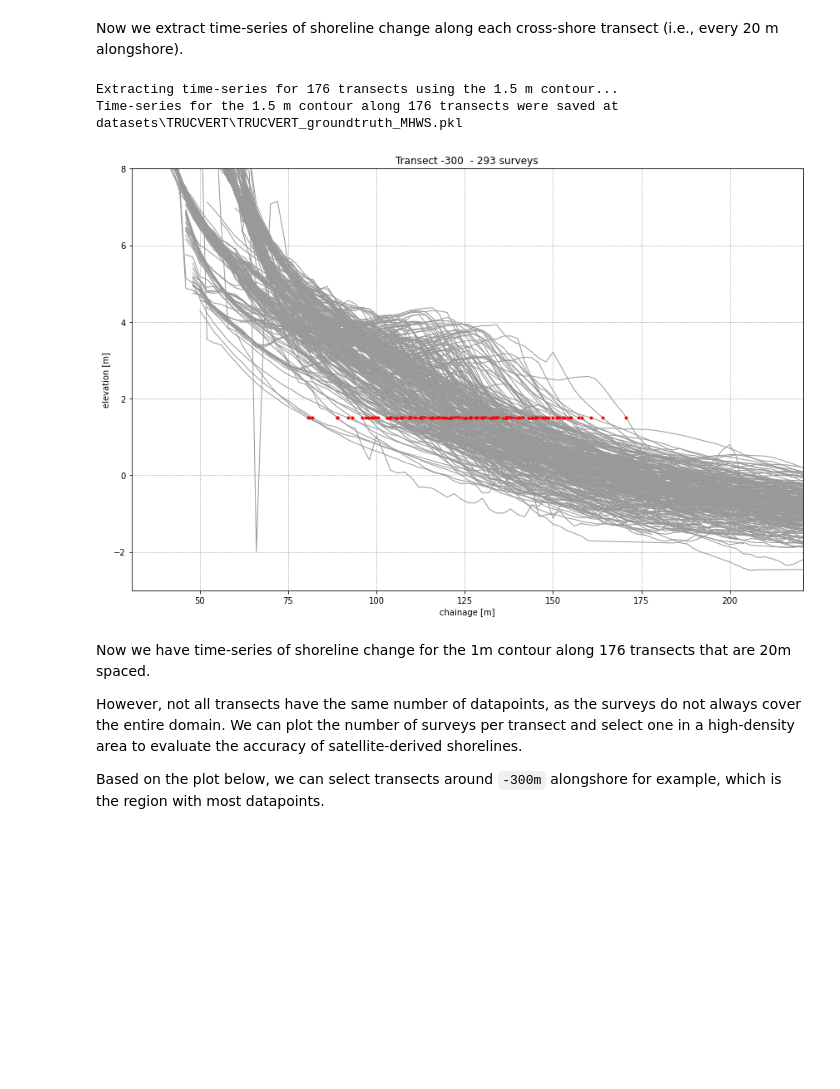
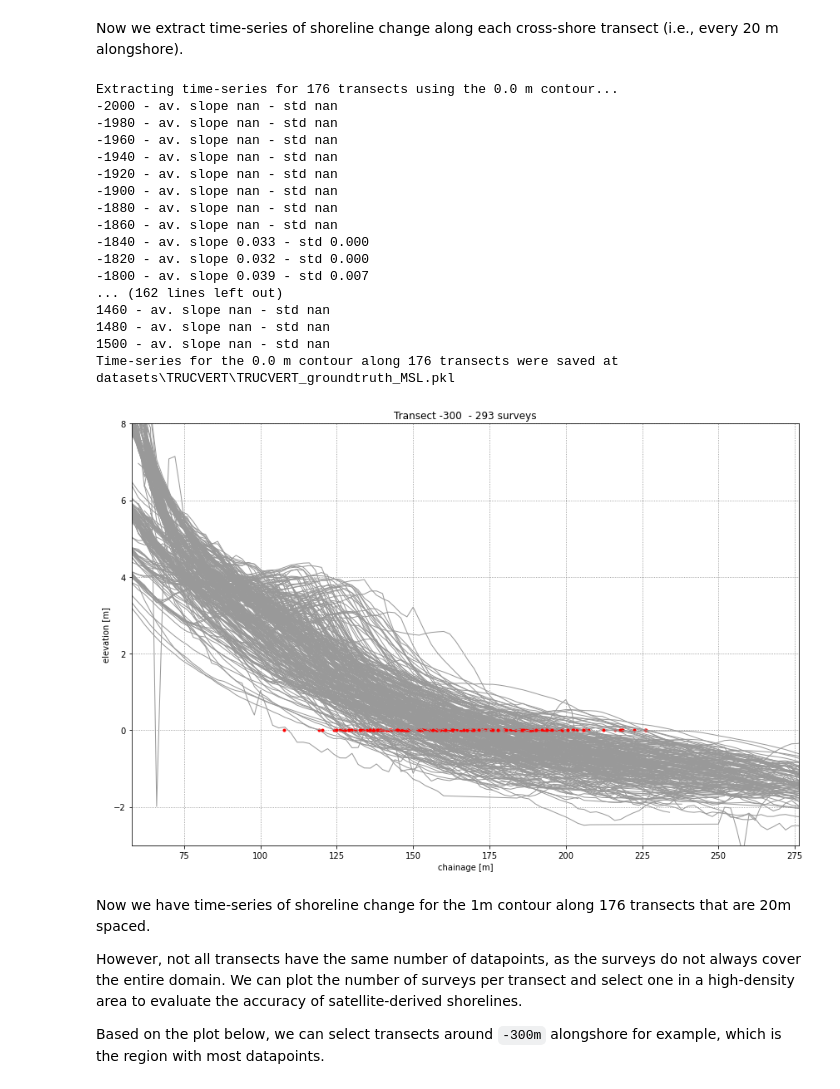
Before and after one commit to SatelliteShorelines/SDS_Benchmark, a Jupyter notebook: 1_preprocess_datasets.ipynb, the cells around one changed output. Saved outputs shown, nothing was run; the diff lists cells and outputs as text; code cells hidden in the pictures; blank space fills up the shorter version.

Commit message:
add slope calculations

```diff
--- a/1_preprocess_datasets.ipynb
+++ b/1_preprocess_datasets.ipynb
@@ -319,7 +335,7 @@ profiles = [-91,-46, 1,46, 91, 137, 183, 229, 274, 320, 366, 411, 457, 558, 594,
 pf_names = [str(_) for _ in profiles]
 
 # select contour level
-contour = 'MHWS'#'MSL'
+contour = 'MSL' # other option is 'MHWS'
 contour_level = contour_dict[sitename][contour]
 print('Extracting time-series for %d transects using the %.1f m contour...'%(len(pf_names),
                                                                              contour_level))
@@ -349,9 +365,10 @@ if not os.path.exists(fp_figs): os.makedirs(fp_figs)
 topo_profiles = dict([])
 n_surveys = np.zeros(len(pf_names))
 for i in range(len(pf_names)):
-    topo_profiles[pf_names[i]] = {'dates':[],'chainages':[]}
+    topo_profiles[pf_names[i]] = {'dates':[],'chainages':[],'slopes':[]}
     fig, ax = plt.subplots(1,1,figsize=(12,6),tight_layout=True)
     ax.grid()
+    slopes = []
     for n in list(survey_data.keys()):
         survey = survey_data[n]
         idx = np.where(survey['profile'] == profiles[i])[0]
@@ -373,6 +390,18 @@ for i in range(len(pf_names)):
         topo_profiles[pf_names[i]]['dates'].append(date)
         ax.plot(chainages,elevations,'-',c='0.6',lw=0.5)
         ax.plot(chainage_contour_level,contour_level,'r.')
+        # calculate beach slope between MSL and MHWS
+        idx = np.where(np.logical_and(elevations_interp >= contour_dict[sitename]['MSL'],
+                                      elevations_interp <= contour_dict[sitename]['MHWS']))[0]
+        if len(chainages_interp[idx])<2:
+            slope = np.nan
+        elif np.max(np.diff(chainages_interp[idx])) > 1:
+            slope = np.nan
+        else:
+            slope = -np.polyfit(chainages_interp[idx], elevations_interp[idx], 1)[0]
+        slopes.append(slope)
+    topo_profiles[pf_names[i]]['slopes'] = slopes
+    print('%s - av. slope %.3f std %.3f'%(pf_names[i],np.nanmean(slopes),np.nanstd(slopes)))
 
     # convert to np.array
     topo_profiles[pf_names[i]]['chainages'] = np.array(topo_profiles[pf_names[i]]['chainages'])
@@ -596,21 +640,21 @@ pf_names = [str(int(grid_data['y'][0,i])) for i in range(len(grid_data['y']))]
 n_surveys = np.zeros(len(pf_names))
 
 # select contour level
-contour = 'MHWS'#'MSL'
+contour = 'MSL' # other option 'MHWS'
 contour_level = contour_dict[sitename][contour]
 print('Extracting time-series for %d transects using the %.1f m contour...'%(len(pf_names),
                                                                              contour_level))
-
 # select transect to plot for illustration
 transects_to_plot = ['-300']
 # uncomment to plot all transects
 # transects_to_plot = pf_names
 for i in range(len(pf_names)):
-    topo_profiles[pf_names[i]] = {'dates':[],'chainages':[]}
+    topo_profiles[pf_names[i]] = {'dates':[],'chainages':[], 'slopes':[]}
     # plot one of the profiles for illustration
     if pf_names[i] in transects_to_plot:
         fig, ax = plt.subplots(1,1,figsize=(12,8),tight_layout=True)
         ax.grid(which='major', linestyle=':', color='0.5')
+    slopes = []
     # loop through each survey and extract the contour
     for n in list(survey_data.keys()):
         survey = survey_data[n]
@@ -623,37 +667,64 @@ for i in range(len(pf_names)):
         if len(elevations) - sum(idx_nan) <= 5: continue
         chainages = chainages[~idx_nan]
         elevations = elevations[~idx_nan]
         # use interpolation to extract the chainage at the contour level
         f = interpolate.interp1d(elevations, chainages, bounds_error=False)
         chainage_contour_level = float(f(contour_level))
         topo_profiles[pf_names[i]]['chainages'].append(chainage_contour_level)
         topo_profiles[pf_names[i]]['dates'].append(date)
         if pf_names[i] in transects_to_plot:
             ax.plot(chainages,elevations,'-',c='0.6',lw=1)
             ax.plot(chainage_contour_level,contour_level,'r.')
+        # calculate beach slope between MSL and MHWS
+        idx = np.where(np.logical_and(elevations >= contour_dict[sitename]['MSL'],
+                                      elevations <= contour_dict[sitename]['MHWS']))[0]
+        if len(chainages[idx])<2:
+            slope = np.nan
+        elif np.max(np.diff(chainages[idx])) > 2:
+            slope = np.nan
+        else:
+            slope = -np.polyfit(chainages[idx], elevations[idx], 1)[0]
+        slopes.append(slope)
+    topo_profiles[pf_names[i]]['slopes'] = slopes
+    print('%s - av. slope %.3f - std %.3f'%(pf_names[i],np.nanmean(slopes),np.nanstd(slopes)))
+
     # convert to np.array
     topo_profiles[pf_names[i]]['chainages'] = np.array(topo_profiles[pf_names[i]]['chainages'])
     n_surveys[i] = len(topo_profiles[pf_names[i]]['dates'])
     if len(topo_profiles[pf_names[i]]['dates']) == 0:
         topo_profiles.pop(pf_names[i])
         continue
     if pf_names[i] in transects_to_plot:
         ax.set(title = 'Transect %s  - %d surveys'%(pf_names[i],len(topo_profiles[pf_names[i]]['dates'])),
                xlabel='chainage [m]', ylabel='elevation [m]', ylim=[-3,8],
                xlim=[np.nanmin(topo_profiles[pf_names[i]]['chainages'])-50,
                      np.nanmax(topo_profiles[pf_names[i]]['chainages'])+50])
 #         fig.savefig(os.path.join(fp_figs, 'transect_%s.jpg'%pf_names[i]), dpi=100)
 #         plt.close(fig)
-
 # save time-series in a pickle file
 fp_save = os.path.join(data_folder, '%s_groundtruth_%s.pkl'%(sitename,contour))
 with open(fp_save, 'wb') as f:
     pickle.dump(topo_profiles, f)
 print('Time-series for the %.1f m contour along %d transects were saved at %s'%(contour_level,len(pf_names),fp_save))
 # %% [output]
-Extracting time-series for 176 transects using the 1.5 m contour...
-Time-series for the 1.5 m contour along 176 transects were saved at datasets\TRUCVERT\TRUCVERT_groundtruth_MHWS.pkl
+Extracting time-series for 176 transects using the 0.0 m contour...
+-2000 - av. slope nan - std nan
+-1980 - av. slope nan - std nan
+-1960 - av. slope nan - std nan
+-1940 - av. slope nan - std nan
+-1920 - av. slope nan - std nan
+-1900 - av. slope nan - std nan
+-1880 - av. slope nan - std nan
+-1860 - av. slope nan - std nan
+-1840 - av. slope 0.033 - std 0.000
+-1820 - av. slope 0.032 - std 0.000
+-1800 - av. slope 0.039 - std 0.007
+... (162 lines left out)
+1460 - av. slope nan - std nan
+1480 - av. slope nan - std nan
+1500 - av. slope nan - std nan
+Time-series for the 0.0 m contour along 176 transects were saved at datasets\TRUCVERT\TRUCVERT_groundtruth_MSL.pkl
-[figure, old version]
+[figure, new version]
 # %% [markdown]
 Now we have time-series of shoreline change for the 1m contour along 176 transects that are 20m spaced.
 
```
Also changed, not shown: parts of 7 cells of this notebook, 2 other files.
